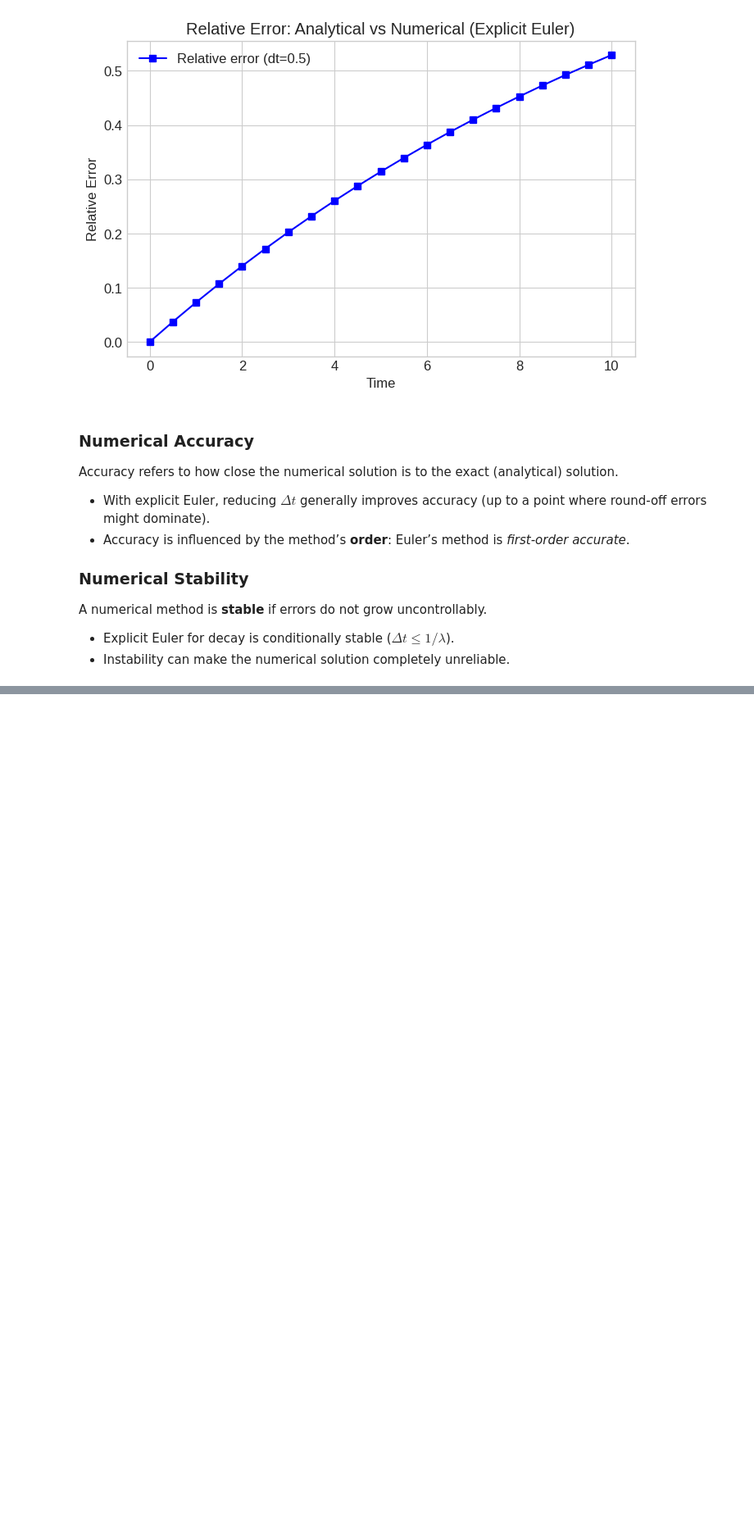
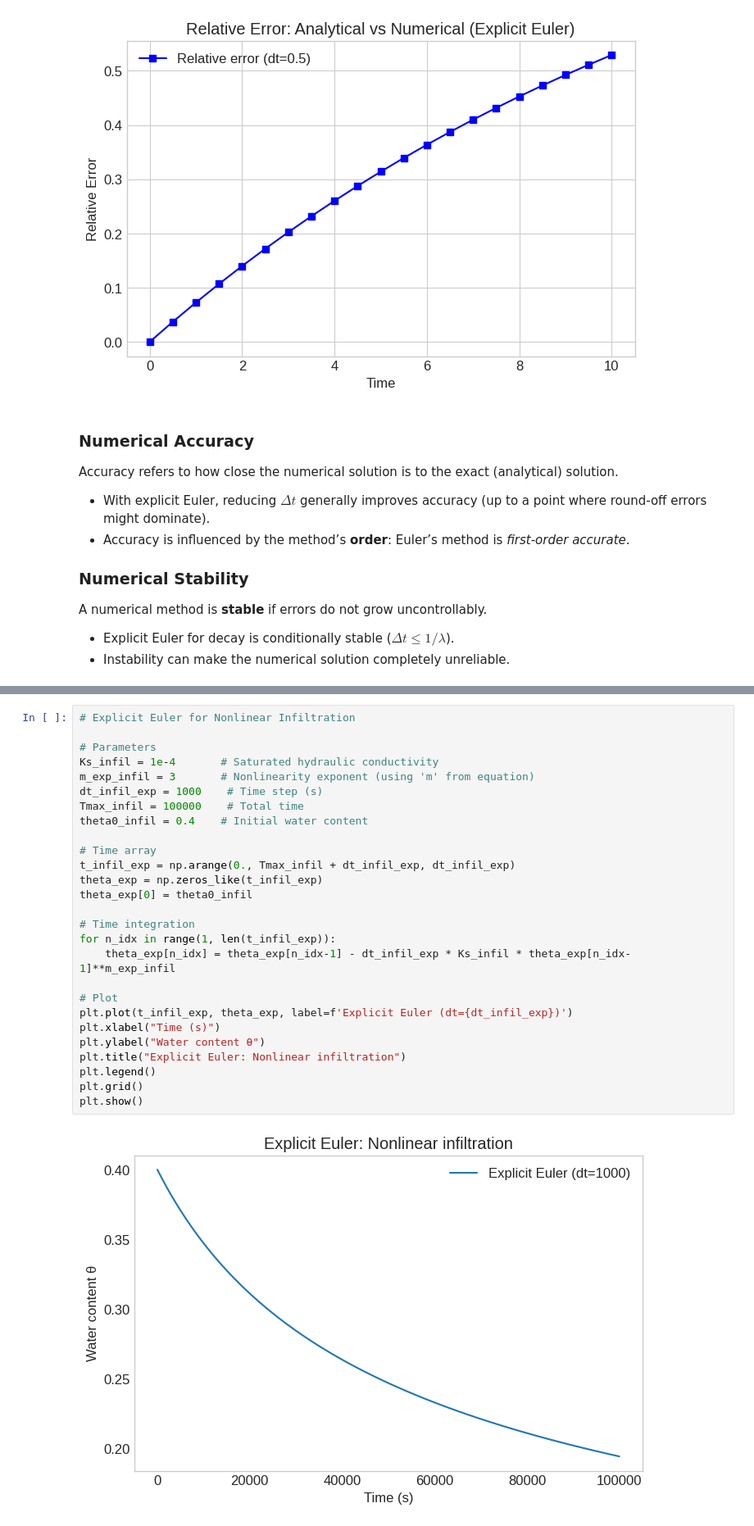
Before and after one commit to demichie/PhD_ModelingCourse, a Jupyter notebook: Lecture2/Lecture2.ipynb, the cells around one changed output, grey strips where cells are left out. Shown at 82% size. Drawn from its saved outputs; the diff is of its cells as text; blank space fills up the shorter version.

```diff
--- a/Lecture2/Lecture2.ipynb
+++ b/Lecture2/Lecture2.ipynb
@@ -305,0 +314,29 @@ A common process in Earth sciences is rainwater infiltration into unsaturated so
+# %%
+# Explicit Euler for Nonlinear Infiltration
+
+# Parameters
+Ks_infil = 1e-4       # Saturated hydraulic conductivity
+m_exp_infil = 3       # Nonlinearity exponent (using 'm' from equation)
+dt_infil_exp = 1000    # Time step (s)
+Tmax_infil = 100000    # Total time
+theta0_infil = 0.4    # Initial water content
+
+# Time array
+t_infil_exp = np.arange(0., Tmax_infil + dt_infil_exp, dt_infil_exp)
+theta_exp = np.zeros_like(t_infil_exp)
+theta_exp[0] = theta0_infil
+
+# Time integration
+for n_idx in range(1, len(t_infil_exp)):
+    theta_exp[n_idx] = theta_exp[n_idx-1] - dt_infil_exp * Ks_infil * theta_exp[n_idx-1]**m_exp_infil
+
+# Plot
+plt.plot(t_infil_exp, theta_exp, label=f'Explicit Euler (dt={dt_infil_exp})')
+plt.xlabel("Time (s)")
+plt.ylabel("Water content θ")
+plt.title("Explicit Euler: Nonlinear infiltration")
+plt.legend()
+plt.grid()
+plt.show()
+# %% [output]
+[figure, added]
```
Also changed, not shown: parts of 33 cells of this notebook.
